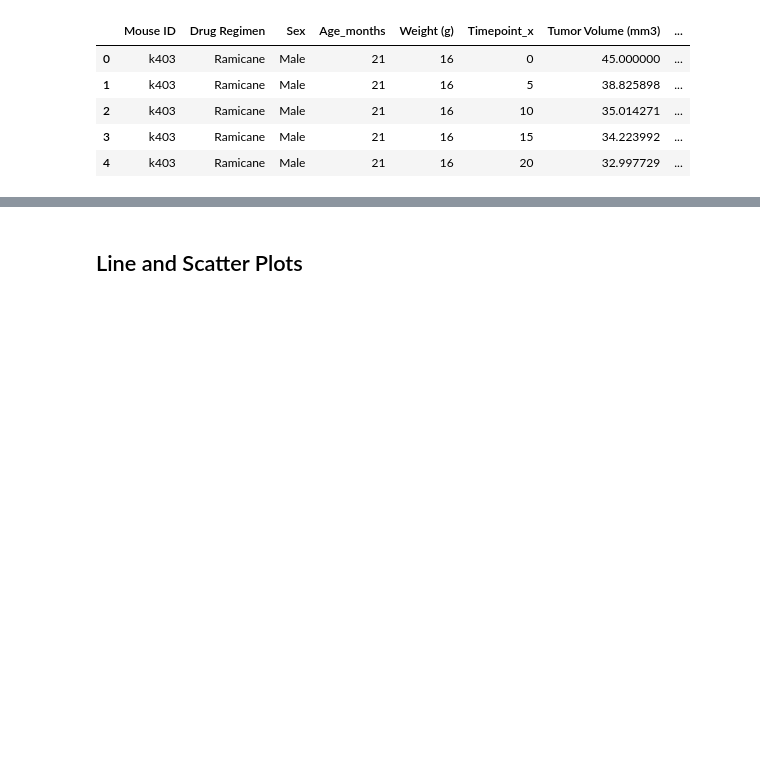
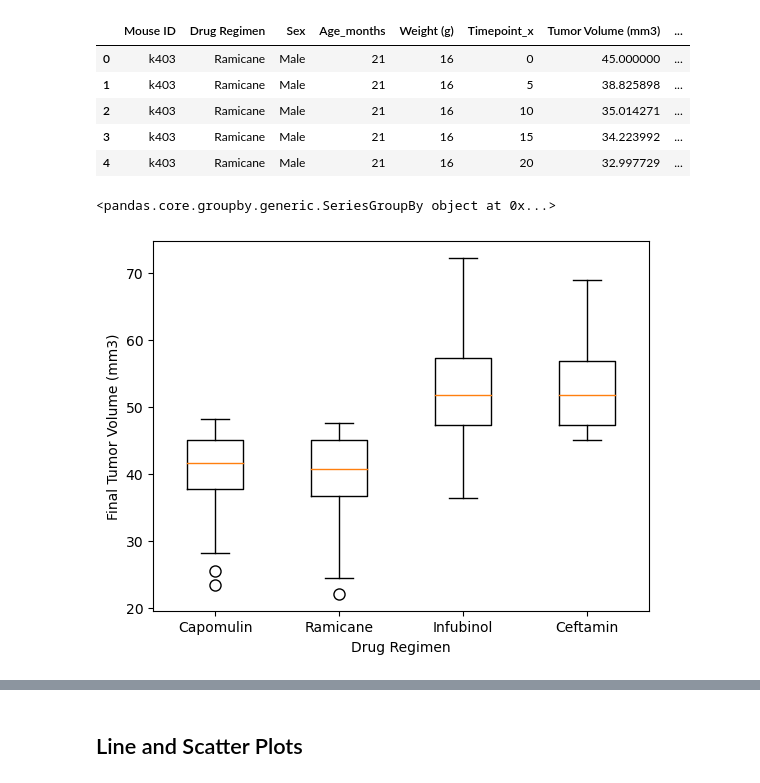
Before and after one commit to datakreese/visualization-challenge, a Jupyter notebook: pymaceuticals.ipynb, the cells around one changed output, grey strips where cells are left out. Saved outputs shown, nothing was run; the diff lists cells and outputs as text; code cells hidden in the pictures; blank space fills up the shorter version.

```diff
--- a/pymaceuticals.ipynb
+++ b/pymaceuticals.ipynb
@@ -192,5 +190,72 @@ mice_tumor_df.head()
 | 2 | k403 | Ramicane | Male | 21 | 16 | 10 | 35.014271 | ... |
 | 3 | k403 | Ramicane | Male | 21 | 16 | 15 | 34.223992 | ... |
 | 4 | k403 | Ramicane | Male | 21 | 16 | 20 | 32.997729 | ... |
+# %%
+drug = [capomulin_vol, ramicane_vol, infubinol_vol, ceftamin_vol]
+
+# Create an empty dictionary to store results for each drug
+results = {}
+
+# Iterate through each drug name
+for drug in drug_names:
+    # Filter the data based on the current drug name
+    filtered_data = data[data['Drug Regimen'] == drug]
+
+    # Calculate the final tumor volume for each mouse on the filtered data
+    final_tumor_volumes = filtered_data.groupby('Mouse ID')['Tumor Volume (mm3)'].last()
+
+    # Determine outliers for each drug regimen (you can add your outlier detection logic here)
+    outliers = None  # Placeholder for outlier detection
+
+    # Store the results in the dictionary
+    results[drug] = {
+        'final_tumor_volumes': final_tumor_volumes,
+        'outliers': outliers
+    }
+
+# Display the results
+for drug, result in results.items():
+    print(f"Results for {drug}:")
+    print("Final Tumor Volumes:")
+    print(result['final_tumor_volumes'])
+    print("Outliers:")
+    print(result['outliers'])
+    print("\n")
+
+
+
+
+
+
+
+
+
+
+# Calculate the IQR and quantitatively determine if there are any potential outliers.
+#iqr_df = mice_tumor_df.groupby('Drug Regimen')['Tumor Volume (mm3)']
+#print(iqr_df)
+# Calculate Q1 for each drug regimen
+#q1 = iqr_df.quantile(0.25)
+
+# Calculate Q3 for each drug regimen
+#q3 = iqr_df.quantile(0.75)
+
+# Calculate the IQR for each drug regimen
+#iqr = q3 - q1
+
+# Print or store the IQR values for each drug regimen
+#print(iqr)
+
+    # Locate the rows which contain mice on each drug and get the tumor volumes
+    #drugs = []
+
+    # add subset
+
+
+    # Determine outliers using upper and lower bounds
+#upper_bound = q3 - 1.5,(iqr)
+#print(upper_bound)
+# %% [output]
+<pandas.core.groupby.generic.SeriesGroupBy object at 0x...>
 # %%
 # Put treatments into a list for for loop (and later for plot labels)
@@ -222,2 +277,14 @@ for index, row in mice_tumor_df.iterrows():
 # %%
 # Generate a box plot that shows the distrubution of the tumor volume for each treatment group.
+
+
+plt.boxplot(drugs, labels=['Capomulin', 'Ramicane', 'Infubinol', 'Ceftamin'], flierprops=dict(marker='o', color='red', markersize=8))
+
+# Add labels and title
+plt.xlabel('Drug Regimen')
+plt.ylabel('Final Tumor Volume (mm3)')
+
+# Show the plot
+plt.show()
+# %% [output]
+[figure, added]
```
Also changed, not shown: parts of 5 cells of this notebook.
